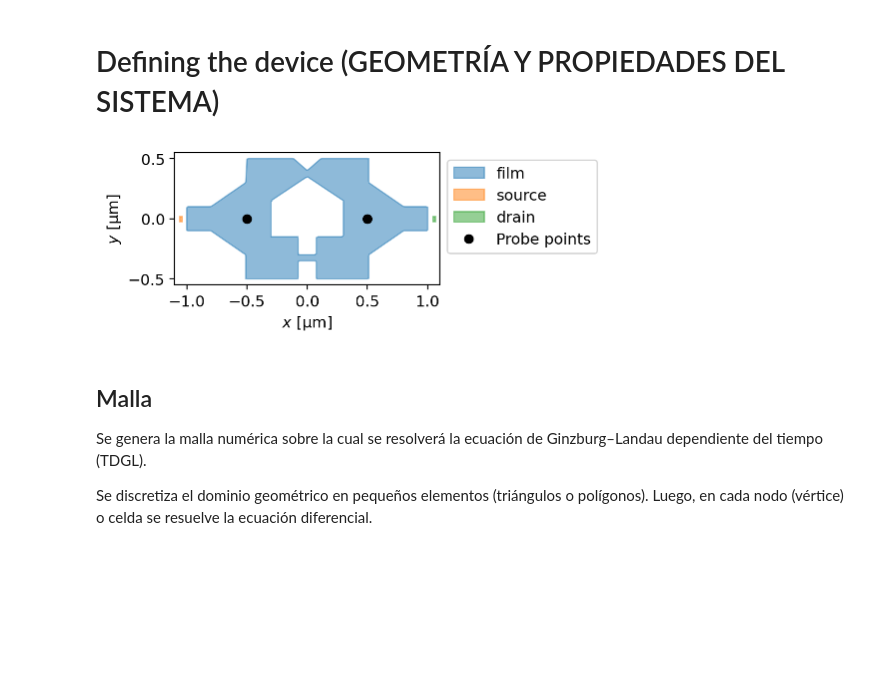
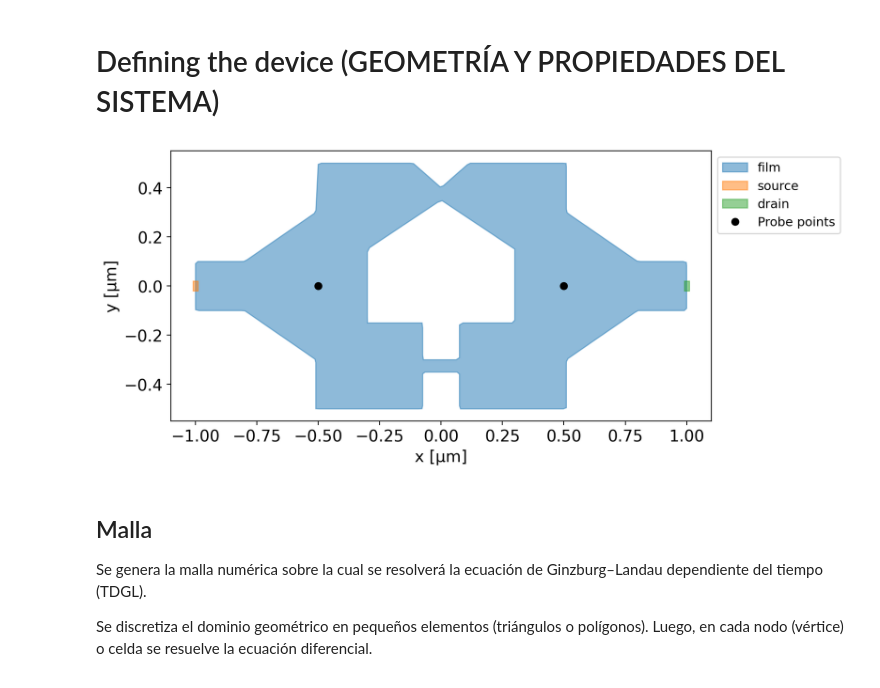
Before and after one commit to amvallejom/Proyecto_Electrodinamica, a Jupyter notebook: ProyectoElectro.ipynb, the cells around one changed output. Drawn from its saved outputs; the diff is of its cells as text; code cells hidden in the pictures; blank space fills up the shorter version.

```diff
--- a/ProyectoElectro.ipynb
+++ b/ProyectoElectro.ipynb
@@ -129,38 +129,50 @@ polygon1_hole = (
     .translate(dy=-0.05)
     .resample(101)
 )
 
 
 # TERMINALES DE CORRIENTE -> Para aplicar una corriente a travé de uno o más terminales en el dispositivo
 # Terminal de corriente (como un contacto eléctrico) que se coloca arriba. Tiene el ancho del film y una altura delgada (total_length / 100)
 source = (
     tdgl.Polygon("source", points=box(total_width / 100, 0.04)) # Rectángulo box(ancho, alto) -> Un poco más ancho que la película pero con altura del 1% del alto de la película
-    .translate(dx=-total_length - 0.05)
+    .translate(dx=-total_length)
 )
 # Terminal opuesto, refleja source verticalmente (yfact=-1) y renombrado como "drain"
 drain = source.scale(xfact=-1).set_name("drain") # Por donde sale la corriente
 
 #  PUNTOS DE MEDICIÓN DE VOLTAJE -> Con esto, el potencial escalar y la fase son evaluados como una función del tiempo
 # Define dos puntos simétricos donde se medirá la diferencia de potencial (voltaje)
 # Están ubicados sobre el eje vertical (x=0), arriba y abajo del centro de la película
 probe_points = [(-0.5, 0), (0.5, 0)]
 
 # ---------------------------MODELO DEL SUPERCONDUCTOR-------------------
 # Describe la función física del dispositivo
-device = tdgl.Device(
-    "weak_link",
+device_con_corriente = tdgl.Device(
+    "pelicula_con_corriente",
     layer=layer,
     film=film,
     holes=[polygon1_hole],
     terminals=[source, drain],
     probe_points=probe_points,
     length_units=length_units,
 )
 
+device_sin_corriente = tdgl.Device(
+    "pelicula_sin_corriente",
+    layer=layer,
+    film=film,
+    holes=[polygon1_hole],
+    probe_points=probe_points,
+    length_units=length_units,
+)
+
 # Generación de la geometría del dispositivo
-fig, ax = device.draw()
+fig, ax = device_con_corriente.draw(figsize=(9, 4))
+ax.set_xlabel("x [µm]", fontsize=14)
+ax.set_ylabel("y [µm]", fontsize=14)
+ax.tick_params(axis='both', labelsize=14)
 # %% [output]
-[figure, old version]
+[figure, new version]
 # %% [markdown]
 ## Malla
 
```
Also changed, not shown: parts of 9 cells of this notebook, 2 other files.
